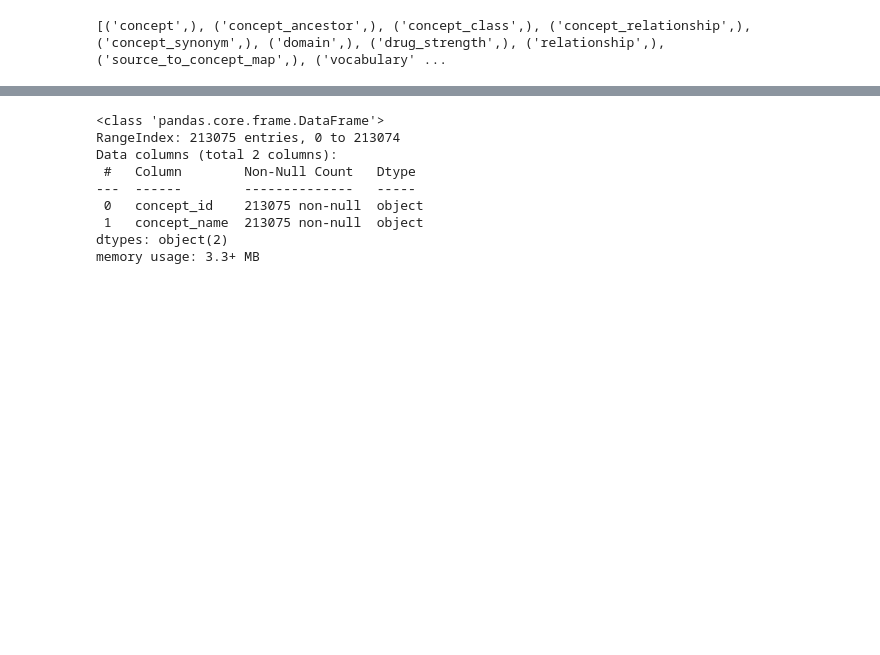
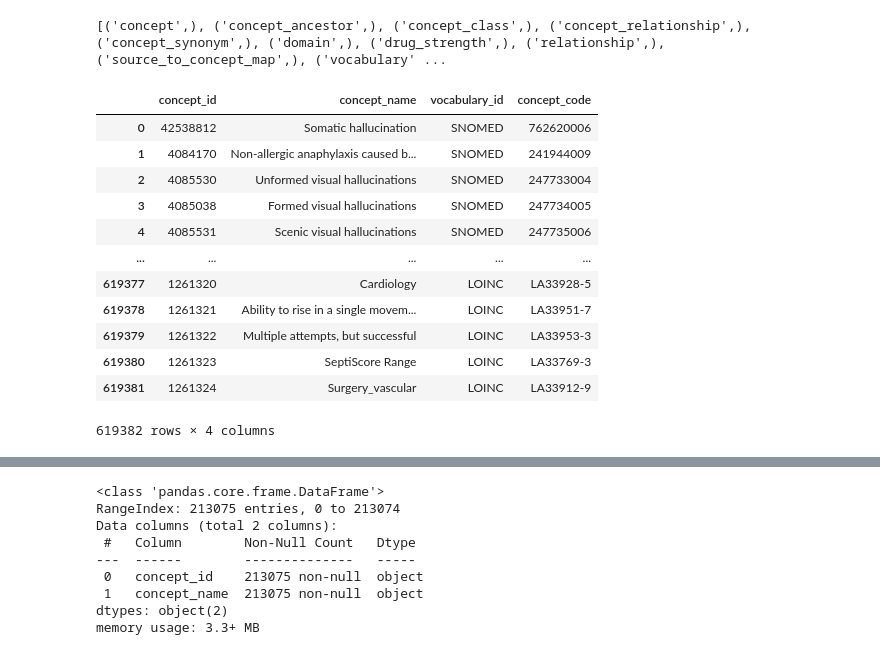
Before and after one commit to precisiondata/aatm, a Jupyter notebook: data-preparation.ipynb, the cells around one changed output, grey strips where cells are left out. Cells and saved outputs as stored; diff of their text form; code cells hidden in the pictures; blank space fills up the shorter version.

```diff
--- a/data-preparation.ipynb
+++ b/data-preparation.ipynb
@@ -14,3 +53,31 @@ tables = cur.fetchall()
 print(tables)
 # %% [output]
 [('concept',), ('concept_ancestor',), ('concept_class',), ('concept_relationship',), ('concept_synonym',), ('domain',), ('drug_strength',), ('relationship',), ('source_to_concept_map',), ('vocabulary' ...
+# %%
+# Collect concept_id + concept_name from standard vocabularies
+sql_prompt = f"""
+SELECT
+    c.concept_id,
+    c.concept_name,
+    c.vocabulary_id,
+    c.concept_code
+FROM concept c
+WHERE standard_concept = 'S'
+    AND vocabulary_id IN ('SNOMED', 'RxNorm', 'LOINC');
+"""
+standard_concept_df = pd.read_sql(sql_prompt, con)
+standard_concept_df
+# %% [output]
+|  | concept_id | concept_name | vocabulary_id | concept_code |
+| 0 | 42538812 | Somatic hallucination | SNOMED | 762620006 |
+| 1 | 4084170 | Non-allergic anaphylaxis caused b... | SNOMED | 241944009 |
+| 2 | 4085530 | Unformed visual hallucinations | SNOMED | 247733004 |
+| 3 | 4085038 | Formed visual hallucinations | SNOMED | 247734005 |
+| 4 | 4085531 | Scenic visual hallucinations | SNOMED | 247735006 |
+| ... | ... | ... | ... | ... |
+| 619377 | 1261320 | Cardiology | LOINC | LA33928-5 |
+| 619378 | 1261321 | Ability to rise in a single movem... | LOINC | LA33951-7 |
+| 619379 | 1261322 | Multiple attempts, but successful | LOINC | LA33953-3 |
+| 619380 | 1261323 | SeptiScore Range | LOINC | LA33769-3 |
+| 619381 | 1261324 | Surgery_vascular | LOINC | LA33912-9 |
+619382 rows × 4 columns
```
Also changed, not shown: parts of 10 cells of this notebook, 6 other files.
